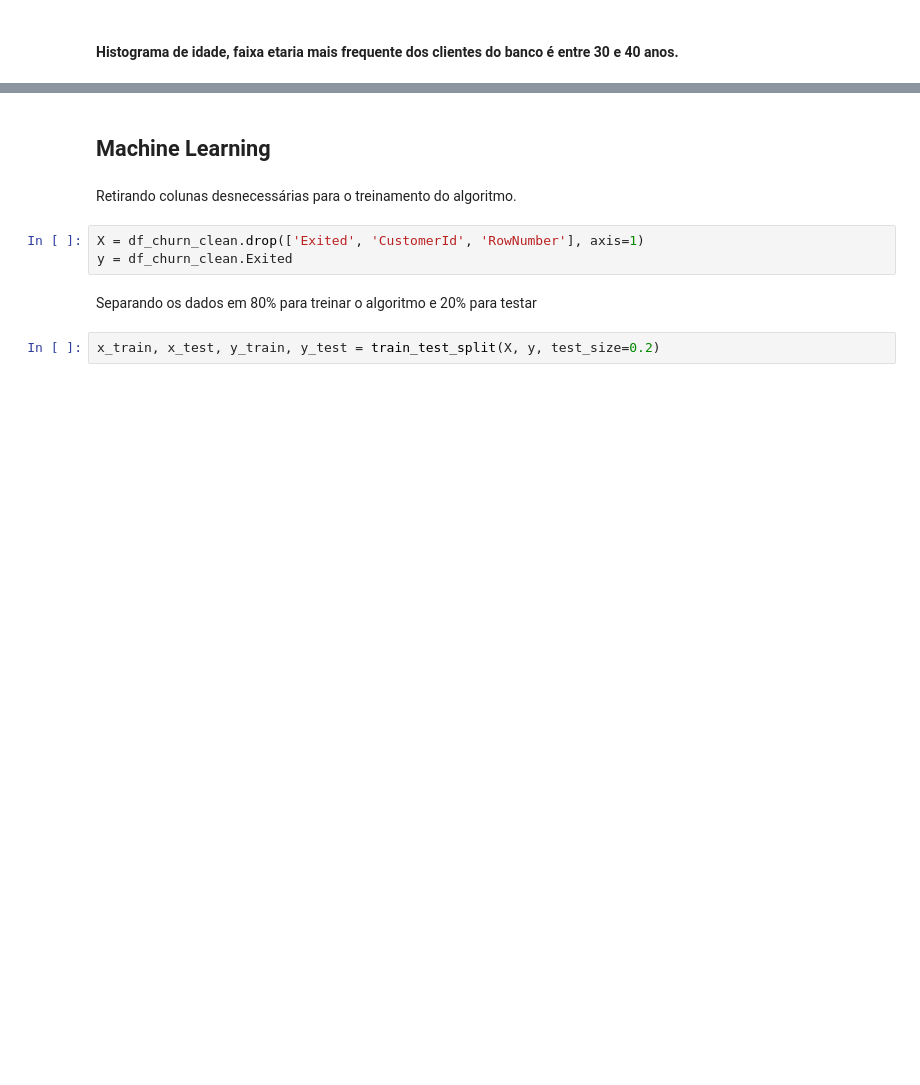
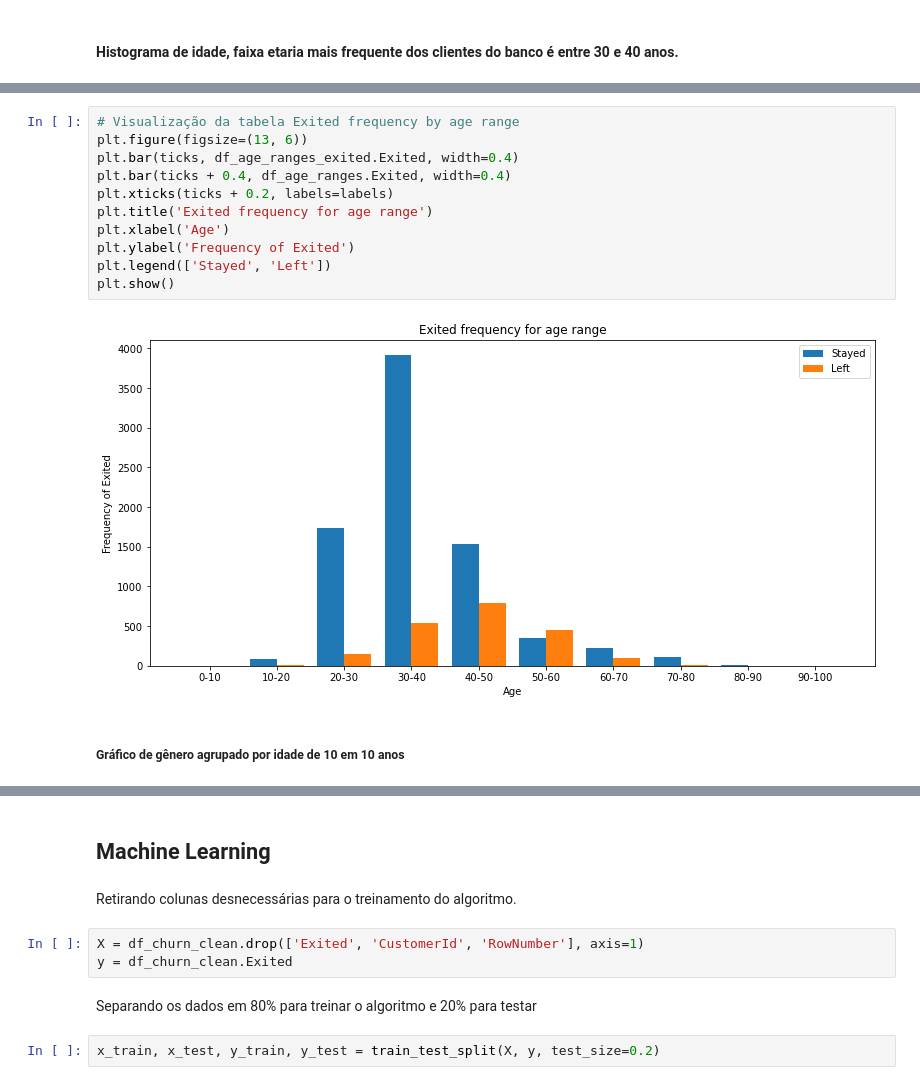
Before and after one commit to 13ggd/Predict-Churn, a Jupyter notebook: DESAFIO_INDICIUM.ipynb, the cells around one changed output, grey strips where cells are left out. Drawn from its saved outputs; the diff is of its cells as text; blank space fills up the shorter version.

```diff
--- a/DESAFIO_INDICIUM.ipynb
+++ b/DESAFIO_INDICIUM.ipynb
@@ -278,0 +353,15 @@ plt.show()
+# %%
+# Visualização da tabela Exited frequency by age range
+plt.figure(figsize=(13, 6))
+plt.bar(ticks, df_age_ranges_exited.Exited, width=0.4)
+plt.bar(ticks + 0.4, df_age_ranges.Exited, width=0.4)
+plt.xticks(ticks + 0.2, labels=labels)
+plt.title('Exited frequency for age range')
+plt.xlabel('Age')
+plt.ylabel('Frequency of Exited')
+plt.legend(['Stayed', 'Left'])
+plt.show()
+# %% [output]
+[figure, added]
+# %% [markdown]
+##### Gráfico de gênero agrupado por idade de 10 em 10 anos
```
Also changed, not shown: parts of 66 cells of this notebook.
